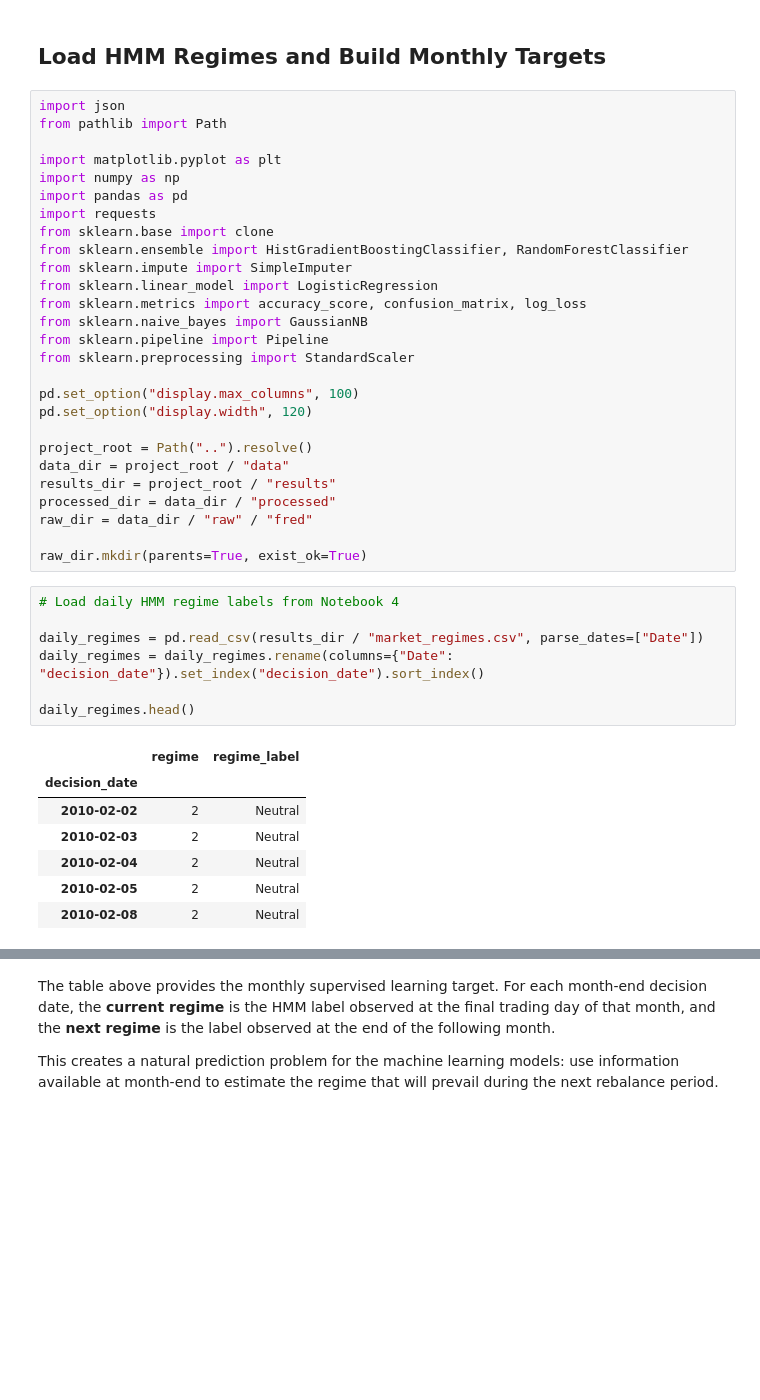
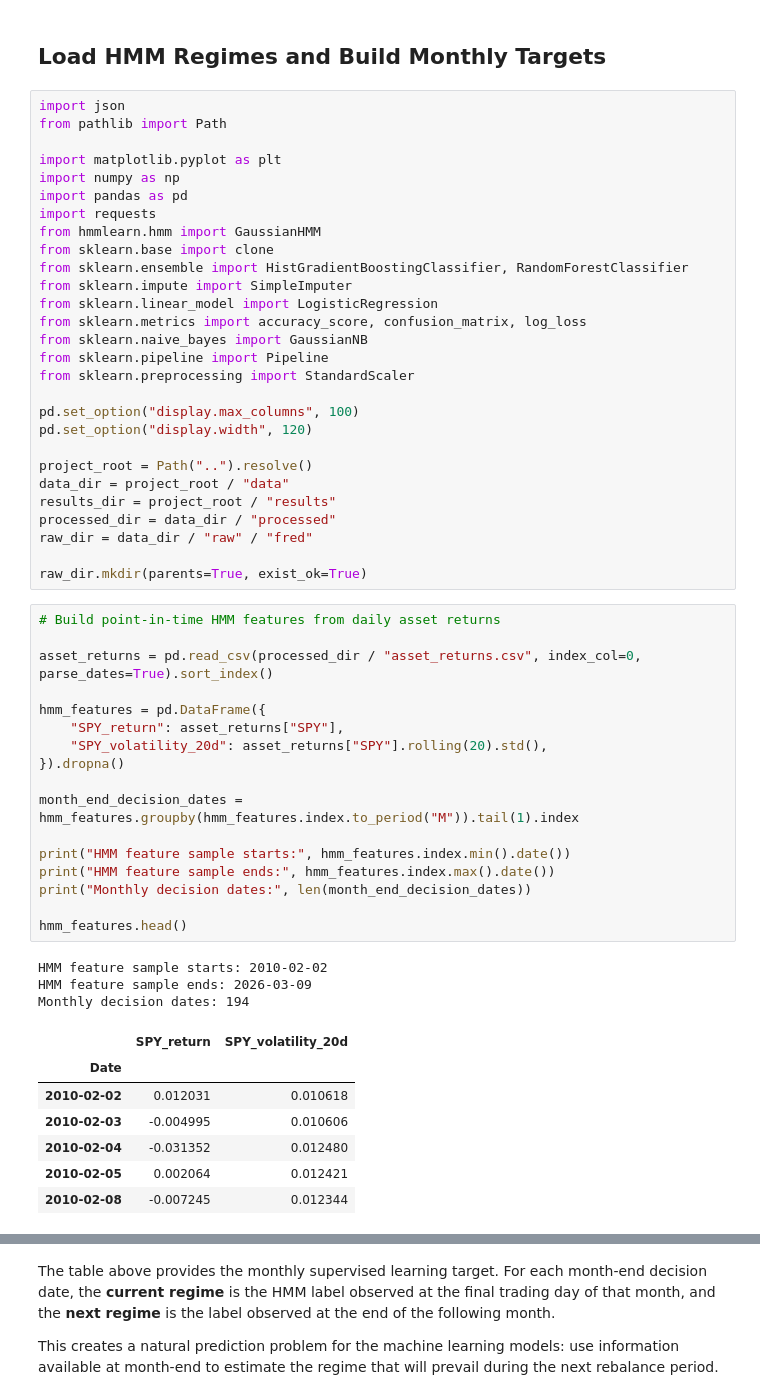
Before and after one commit to aidanpmitchell/stochastic-regime-portfolio-optimization, a Jupyter notebook: notebooks/07_macro_regime_prediction.ipynb, the cells around one changed output, grey strips where cells are left out. Drawn from its saved outputs; the diff is of its cells as text; blank space fills up the shorter version.

```diff
--- a/notebooks/07_macro_regime_prediction.ipynb
+++ b/notebooks/07_macro_regime_prediction.ipynb
@@ -18,6 +18,7 @@ import matplotlib.pyplot as plt
 import numpy as np
 import pandas as pd
 import requests
+from hmmlearn.hmm import GaussianHMM
 from sklearn.base import clone
 from sklearn.ensemble import HistGradientBoostingClassifier, RandomForestClassifier
 from sklearn.impute import SimpleImputer
@@ -38,18 +39,31 @@ raw_dir = data_dir / "raw" / "fred"
 
 raw_dir.mkdir(parents=True, exist_ok=True)
 # %%
-# Load daily HMM regime labels from Notebook 4
+# Build point-in-time HMM features from daily asset returns
 
-daily_regimes = pd.read_csv(results_dir / "market_regimes.csv", parse_dates=["Date"])
-daily_regimes = daily_regimes.rename(columns={"Date": "decision_date"}).set_index("decision_date").sort_index()
+asset_returns = pd.read_csv(processed_dir / "asset_returns.csv", index_col=0, parse_dates=True).sort_index()
 
-daily_regimes.head()
+hmm_features = pd.DataFrame({
+    "SPY_return": asset_returns["SPY"],
+    "SPY_volatility_20d": asset_returns["SPY"].rolling(20).std(),
+}).dropna()
+
+month_end_decision_dates = hmm_features.groupby(hmm_features.index.to_period("M")).tail(1).index
+
+print("HMM feature sample starts:", hmm_features.index.min().date())
+print("HMM feature sample ends:", hmm_features.index.max().date())
+print("Monthly decision dates:", len(month_end_decision_dates))
+
+hmm_features.head()
 # %% [output]
+HMM feature sample starts: 2010-02-02
+HMM feature sample ends: 2026-03-09
+Monthly decision dates: 194
-|  | regime | regime_label |
-| decision_date |  |  |
-| 2010-02-02 | 2 | Neutral |
-| 2010-02-03 | 2 | Neutral |
-| 2010-02-04 | 2 | Neutral |
-| 2010-02-05 | 2 | Neutral |
-| 2010-02-08 | 2 | Neutral |
+|  | SPY_return | SPY_volatility_20d |
+| Date |  |  |
+| 2010-02-02 | 0.012031 | 0.010618 |
+| 2010-02-03 | -0.004995 | 0.010606 |
+| 2010-02-04 | -0.031352 | 0.012480 |
+| 2010-02-05 | 0.002064 | 0.012421 |
+| 2010-02-08 | -0.007245 | 0.012344 |
 # %%
```
Also changed, not shown: parts of 11 cells of this notebook, 6 other files.
